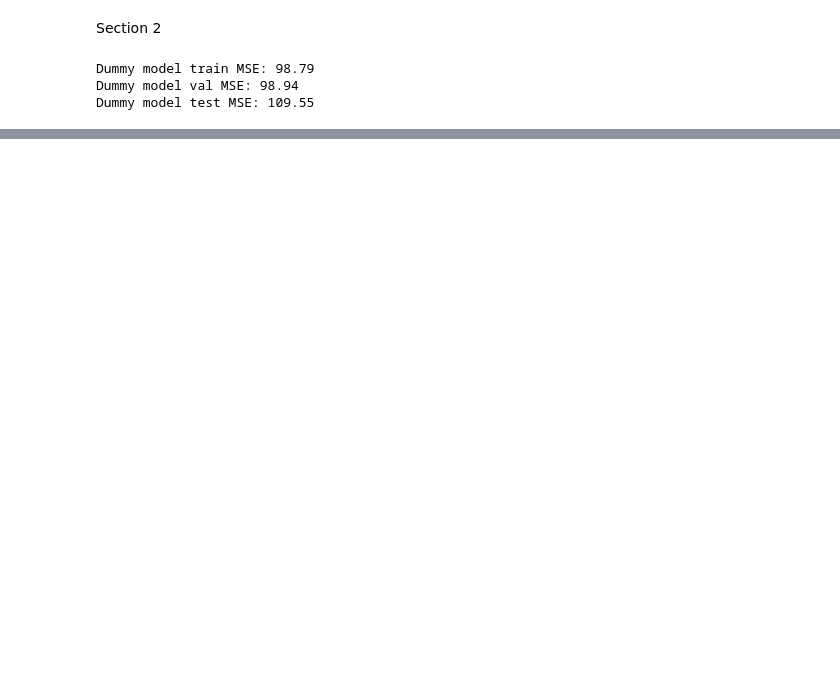
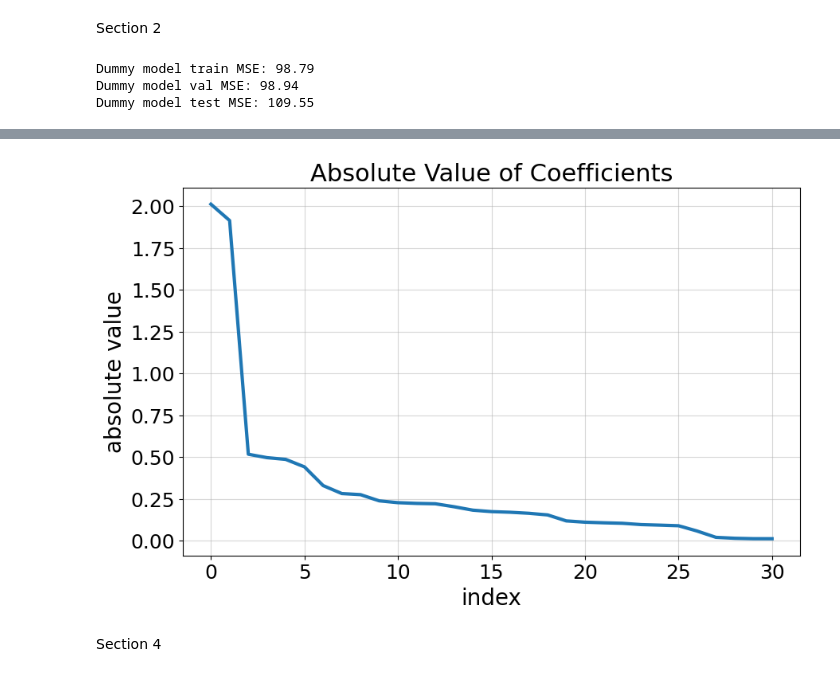
Before and after one commit to ledror/IML-Major3, a Jupyter notebook: main.ipynb, the cells around one changed output, grey strips where cells are left out. Saved outputs shown, nothing was run; the diff lists cells and outputs as text; code cells hidden in the pictures; blank space fills up the shorter version.

```diff
--- a/main.ipynb
+++ b/main.ipynb
@@ -163,0 +517,7 @@ Loss on test set: 96.83
+# %%
+# Q9 - largest (in abs) coefficients and their features for ridge regressor
+
+coeffs = np.abs(optimal_ridge_regressor.coef_)
+sorted_coeffs = np.sort(coeffs)[::-1] # argsort is from low to high, so we reverse it
+sorted_features = optimal_ridge_regressor.feature_names_in_[np.argsort(coeffs)[::-1]]
+dict(zip(sorted_features, sorted_coeffs))
@@ -163,0 +542,14 @@ Loss on test set: 96.83
+# %%
+# Q10 - plotting the coefficients
+
+plt.figure(figsize=(10, 6))
+plt.title("Absolute Value of Coefficients", fontsize=22)
+plt.plot(range(len(coeffs)), sorted_coeffs, linewidth=3)
+plt.xlabel("index", fontsize=20)
+plt.ylabel("absolute value", fontsize=20)
+plt.grid(alpha=0.5)
+plt.show()
+# %% [output]
+[figure, added]
+# %% [markdown]
+Section 4
```
Also changed, not shown: parts of 33 cells of this notebook, 19 other files.
